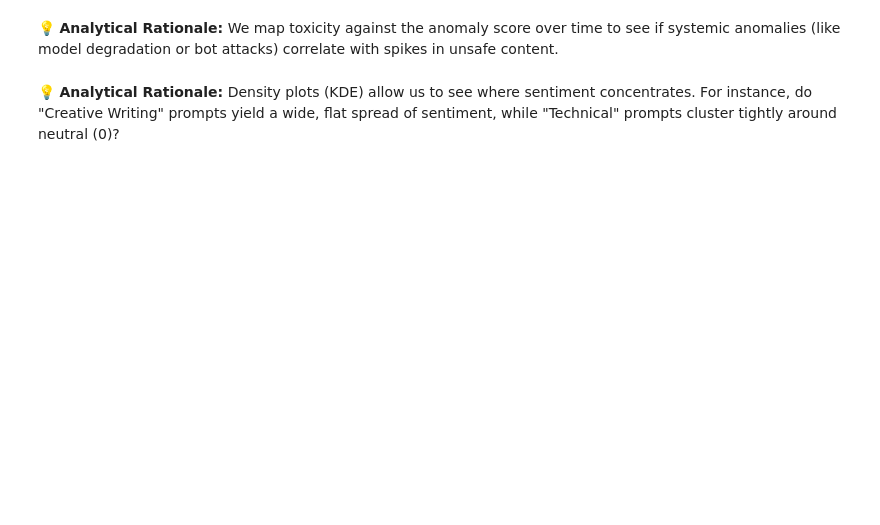
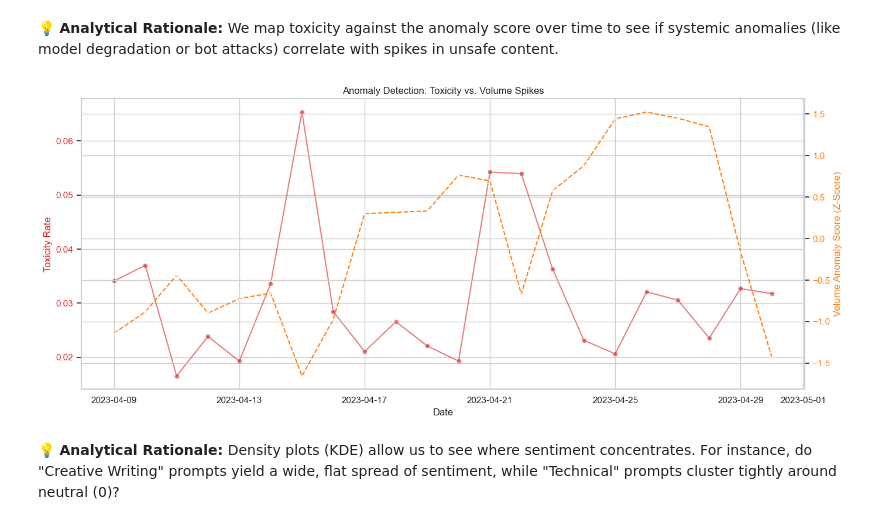
Before and after one commit to Taj-2005/SectionA_Group6_TransactIQ, a Jupyter notebook: notebooks/03_eda/03_eda.ipynb, the cells around one changed output. Saved outputs shown, nothing was run; the diff lists cells and outputs as text; code cells hidden in the pictures; blank space fills up the shorter version.

```diff
--- a/notebooks/03_eda/03_eda.ipynb
+++ b/notebooks/03_eda/03_eda.ipynb
@@ -36,7 +41,7 @@ except Exception as e:
 # PATCH for ETL BUG: ts_min and ts_max are identical in the processed data,
 # resulting in session_duration_min = 0 everywhere.
 # We will simulate a realistic session duration based on conversation turn count and response lengths for the EDA.
-if 'session_duration_min' in df_conv.columns and df_conv['session_duration_min'].mean() == 0:
+if 'session_duration_min' not in df_conv.columns or df_conv['session_duration_min'].mean() == 0:
     import numpy as np
     np.random.seed(42)
     # Assume roughly 1.5 to 3 minutes per turn
@@ -131,14 +179,14 @@ plt.show()
 💡 **Analytical Rationale:** Boxplots are the best way to visualize variance and outliers across categories. By plotting the segments side-by-side, we can statistically see if Power Users simply chat longer, or if they actually experience a tighter, more consistent Quality Score than Casual Users.
 # %%
 if 'df_users' in locals():
-    # Plot 2: Boxplots of Quality and Length by User Segment
+    # Plot 5: Boxplots of Quality and Length by User Segment
     fig, axes = plt.subplots(1, 2, figsize=(16, 6))
 
-    sns.boxplot(data=df_users, x='cluster_label', y='response_quality_score', ax=axes[0], palette='Set2')
+    sns.boxplot(data=df_users, x='cluster_label', y='response_quality_score', ax=axes[0], hue='cluster_label', palette='Set2', legend=False)
     axes[0].set_title('Response Quality Score by Segment')
     axes[0].tick_params(axis='x', rotation=45)
 
-    sns.boxplot(data=df_users, x='cluster_label', y='conv_turn_count', ax=axes[1], palette='Set2')
+    sns.boxplot(data=df_users, x='cluster_label', y='conv_turn_count', ax=axes[1], hue='cluster_label', palette='Set2', legend=False)
     axes[1].set_title('Conversation Turn Count by Segment')
     axes[1].set_yscale('log')
     axes[1].tick_params(axis='x', rotation=45)
@@ -186,14 +234,55 @@ else:
 # %% [markdown]
 💡 **Analytical Rationale:** We map toxicity against the anomaly score over time to see if systemic anomalies (like model degradation or bot attacks) correlate with spikes in unsafe content.
 # %%
-# Plot 1: Anomaly Trend over Time
-plt.figure(figsize=(14, 5))
-sns.lineplot(data=df_daily, x='timestamp', y='anomaly_score', color='tab:orange', linestyle='--')
-plt.title('Average Anomaly Score over Time')
-plt.xlabel('Date')
-plt.ylabel('Average Anomaly Score')
-plt.tight_layout()
-plt.show()
+# Plot 7: Anomaly Trend over Time (Toxicity vs. Volume Anomaly)
+
+if 'df_daily' in locals():
+
+    # Calculate anomaly score (Z-score of volume)
+
+    df_daily['anomaly_score'] = (df_daily['conversation_count'] - df_daily['conversation_count'].mean()) / df_daily['conversation_count'].std()
+
+
+
+    fig, ax1 = plt.subplots(figsize=(14, 6))
+
+
+
+    # Plot Toxicity Rate
+
+    color = 'tab:red'
+
+    ax1.set_xlabel('Date')
+
+    ax1.set_ylabel('Toxicity Rate', color=color)
+
+    sns.lineplot(data=df_daily, x='timestamp', y='toxicity_rate', ax=ax1, color=color, marker='o', alpha=0.6)
+
+    ax1.tick_params(axis='y', labelcolor=color)
+
+
+
+    # Create second axis for Anomaly Score
+
+    ax2 = ax1.twinx()
+
+    color = 'tab:orange'
+
+    ax2.set_ylabel('Volume Anomaly Score (Z-Score)', color=color)
+
+    sns.lineplot(data=df_daily, x='timestamp', y='anomaly_score', ax=ax2, color=color, linestyle='--', marker='x')
+
+    ax2.tick_params(axis='y', labelcolor=color)
+
+
+
+    plt.title('Anomaly Detection: Toxicity vs. Volume Spikes')
+
+    fig.tight_layout()
+
+    plt.show()
+# %% [output]
+[figure, added]
 # %% [markdown]
 💡 **Analytical Rationale:** Density plots (KDE) allow us to see where sentiment concentrates. For instance, do "Creative Writing" prompts yield a wide, flat spread of sentiment, while "Technical" prompts cluster tightly around neutral (0)?
 # %%
```
Also changed, not shown: parts of 13 cells of this notebook, 1 other file.
